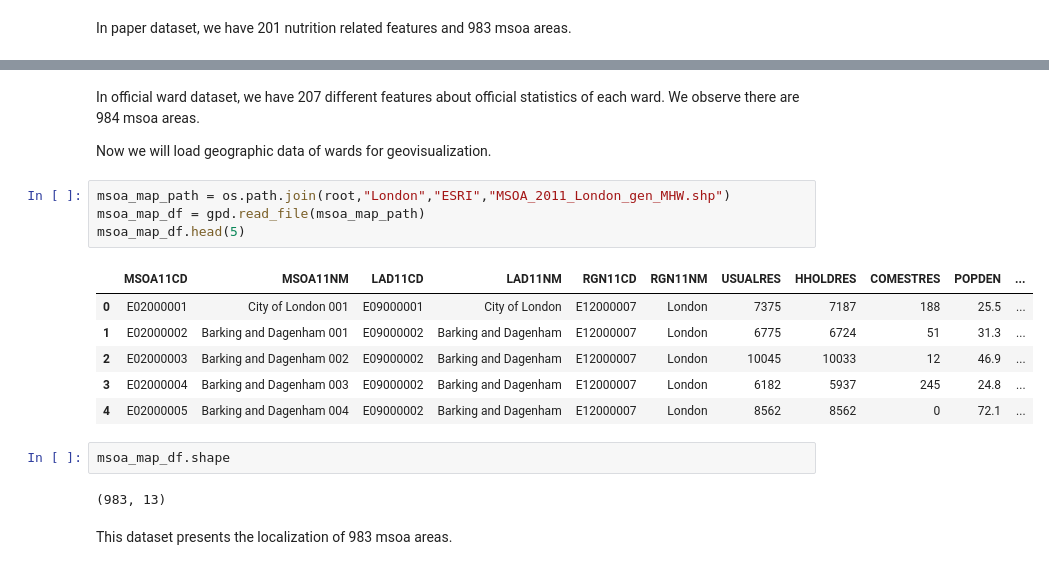
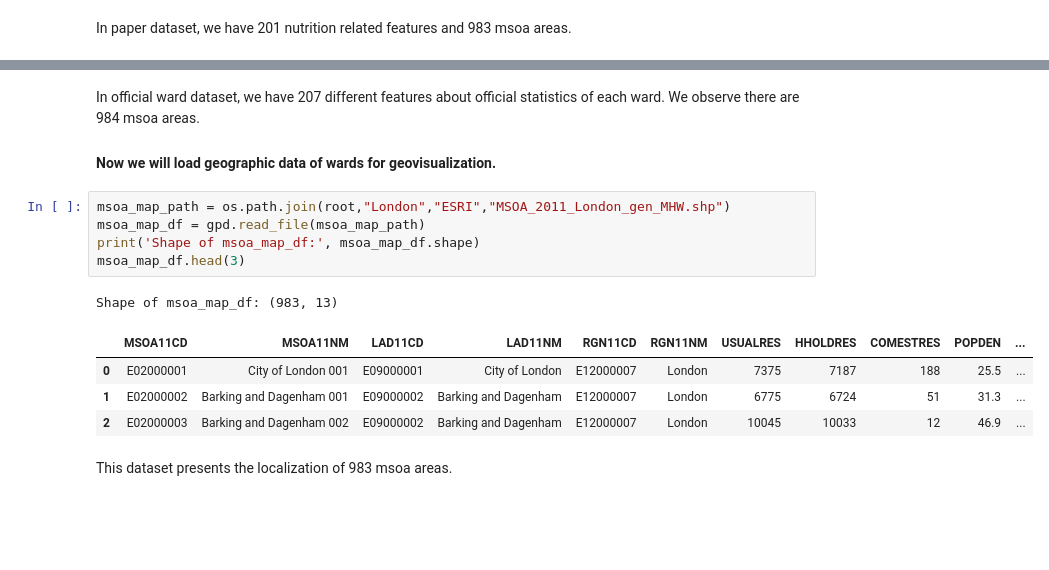
Before and after one commit to epfl-ada/ada-2020-project-milestone-p3-p3_adacadabra, a Jupyter notebook: extension.ipynb, the cells around one changed output, grey strips where cells are left out. Cells and saved outputs as stored; diff of their text form; blank space fills up the shorter version.

```diff
--- a/extension.ipynb
+++ b/extension.ipynb
@@ -50,22 +54,18 @@ msoa_profile_df.shape
 # %% [markdown]
 In official ward dataset, we have 207 different features about official statistics of each ward. We observe there are 984 msoa areas.
 
-Now we will load geographic data of wards for geovisualization.
+#### Now we will load geographic data of wards for geovisualization.
 # %%
 msoa_map_path = os.path.join(root,"London","ESRI","MSOA_2011_London_gen_MHW.shp")
 msoa_map_df = gpd.read_file(msoa_map_path)
-msoa_map_df.head(5)
+print('Shape of msoa_map_df:', msoa_map_df.shape)
+msoa_map_df.head(3)
 # %% [output]
+Shape of msoa_map_df: (983, 13)
 |  | MSOA11CD | MSOA11NM | LAD11CD | LAD11NM | RGN11CD | RGN11NM | USUALRES | HHOLDRES | COMESTRES | POPDEN | ... |
 | 0 | E02000001 | City of London 001 | E09000001 | City of London | E12000007 | London | 7375 | 7187 | 188 | 25.5 | ... |
 | 1 | E02000002 | Barking and Dagenham 001 | E09000002 | Barking and Dagenham | E12000007 | London | 6775 | 6724 | 51 | 31.3 | ... |
 | 2 | E02000003 | Barking and Dagenham 002 | E09000002 | Barking and Dagenham | E12000007 | London | 10045 | 10033 | 12 | 46.9 | ... |
-| 3 | E02000004 | Barking and Dagenham 003 | E09000002 | Barking and Dagenham | E12000007 | London | 6182 | 5937 | 245 | 24.8 | ... |
-| 4 | E02000005 | Barking and Dagenham 004 | E09000002 | Barking and Dagenham | E12000007 | London | 8562 | 8562 | 0 | 72.1 | ... |
-# %%
-msoa_map_df.shape
-# %% [output]
-(983, 13)
 # %% [markdown]
 This dataset presents the localization of 983 msoa areas.
 # %%
```
Also changed, not shown: parts of 48 cells of this notebook.
